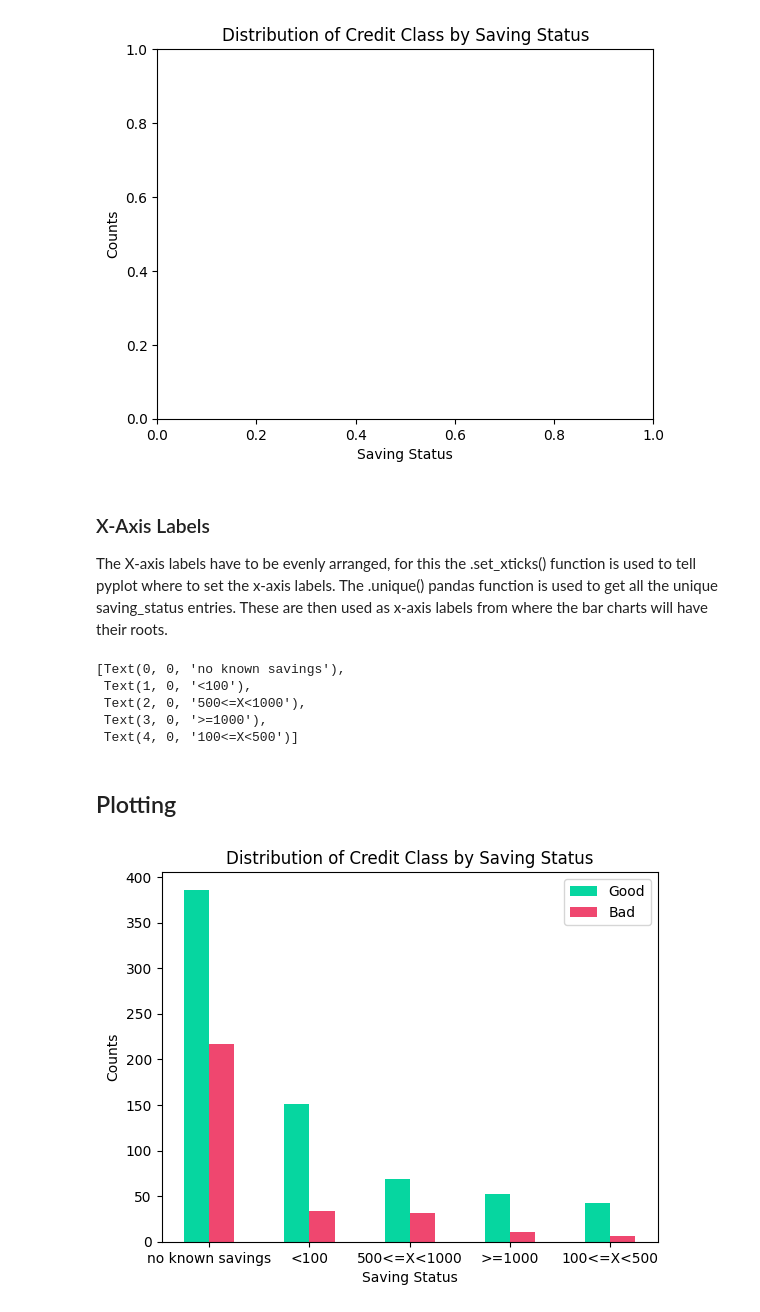
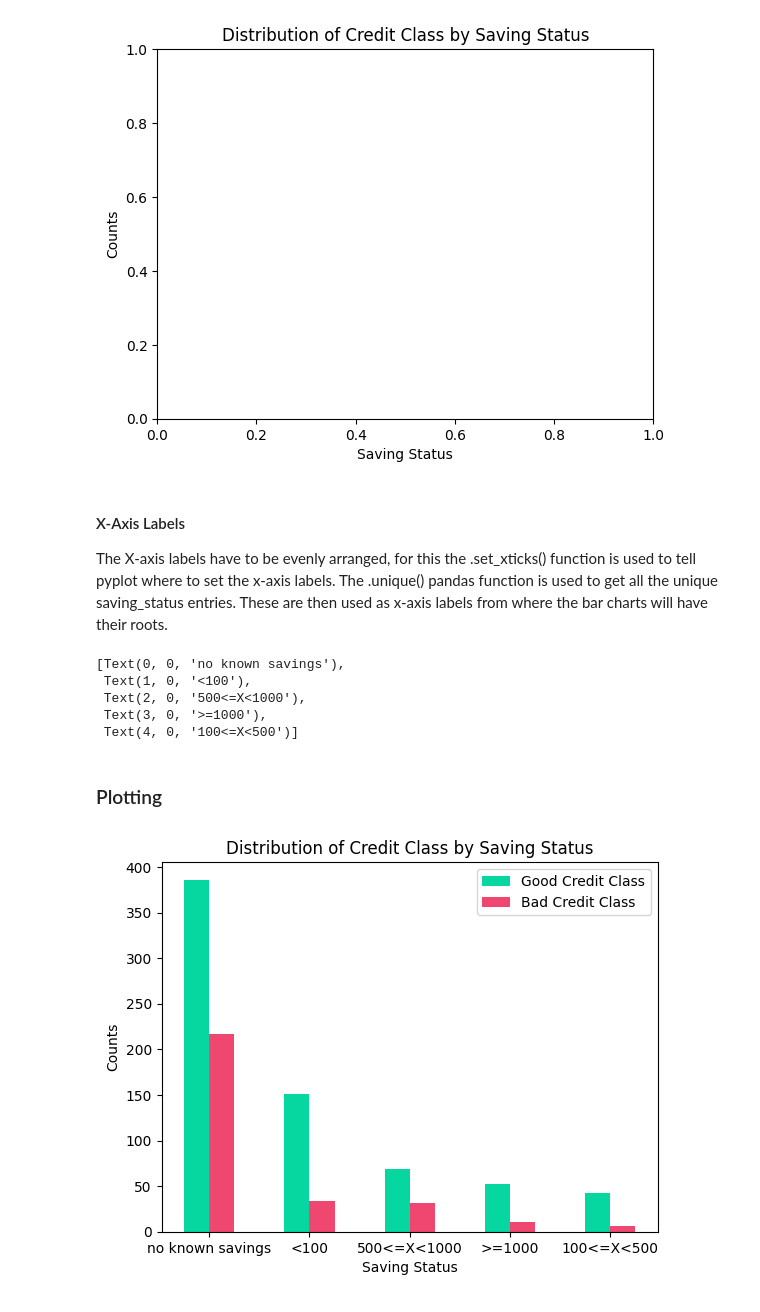
Before and after one commit to OliWoly/data-analytics-COURSEWORK, a Jupyter notebook: note.ipynb, the cells around one changed output. Cells and saved outputs as stored; diff of their text form; code cells hidden in the pictures.

```diff
--- a/note.ipynb
+++ b/note.ipynb
@@ -134,7 +248,7 @@ g2.set_ylabel("Counts")
 Text(0, 0.5, 'Counts')
 [figure]
 # %% [markdown]
-### X-Axis Labels
+#### X-Axis Labels
 The X-axis labels have to be evenly arranged, for this the .set_xticks() function is used to tell pyplot where to set the x-axis labels.
 The .unique() pandas function is used to get all the unique saving_status entries. These are then used as x-axis labels from where the bar charts will have their roots.
 # %%
@@ -149,13 +263,13 @@ g2.set_xticklabels(statuses)
  Text(3, 0, '>=1000'),
  Text(4, 0, '100<=X<500')]
 # %% [markdown]
-## Plotting
+### Plotting
 # %%
 # Plotting here.
-g2.bar(x - bar_width/2, counts_good_saving_status, bar_width, label='Good', color='#06d6a0')
-g2.bar(x + bar_width/2, counts_bad_saving_status, bar_width, label='Bad', color='#ef476f')
+g2.bar(x - bar_width/2, counts_good_saving_status, bar_width, label='Good Credit Class', color='#06d6a0')
+g2.bar(x + bar_width/2, counts_bad_saving_status, bar_width, label='Bad Credit Class', color='#ef476f')
 g2.legend()
 
 fig_saving_status
 # %% [output]
-[figure, old version]
+[figure, new version]
```
Also changed, not shown: parts of 36 cells of this notebook, 9 other files.
